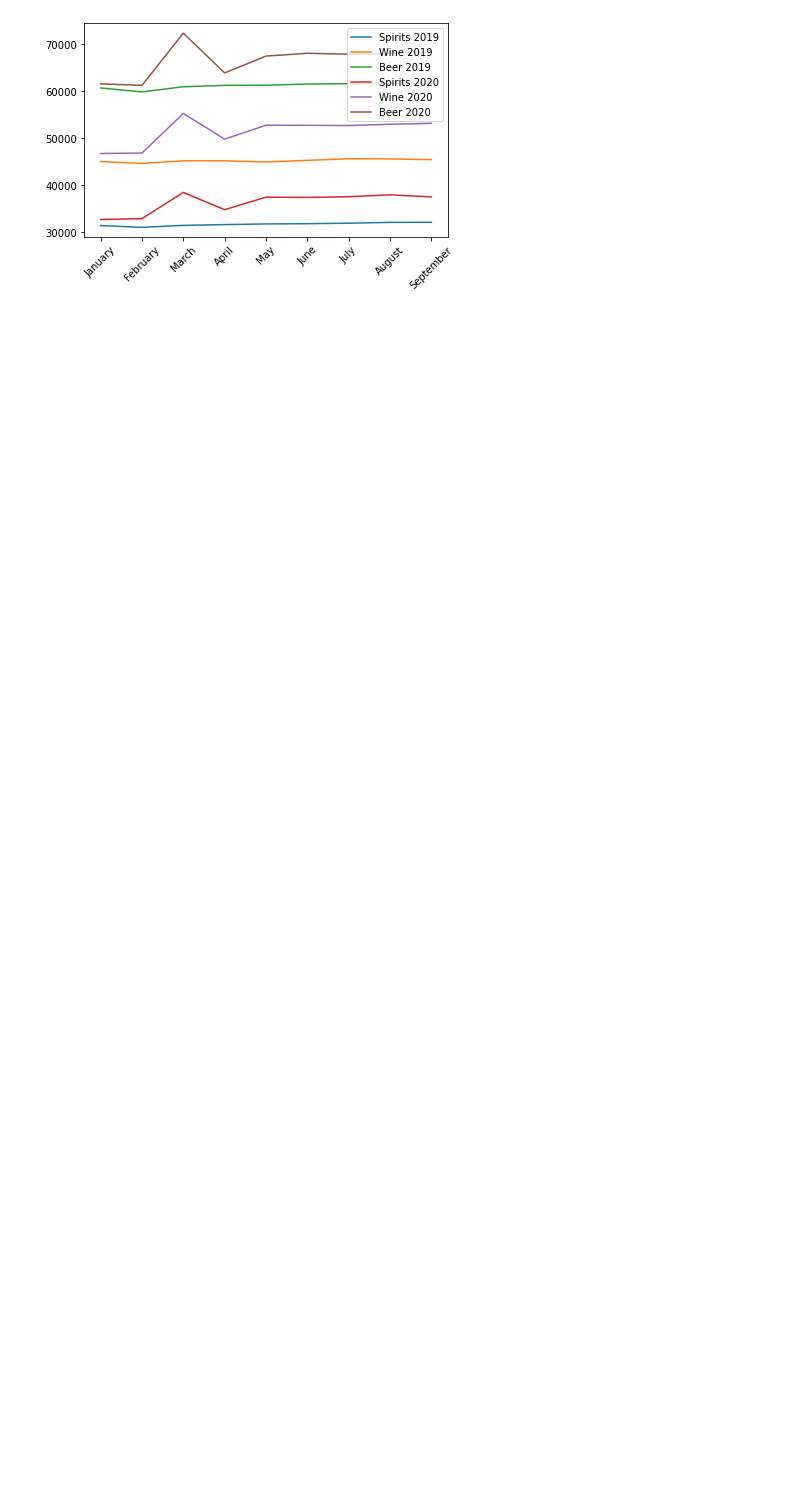
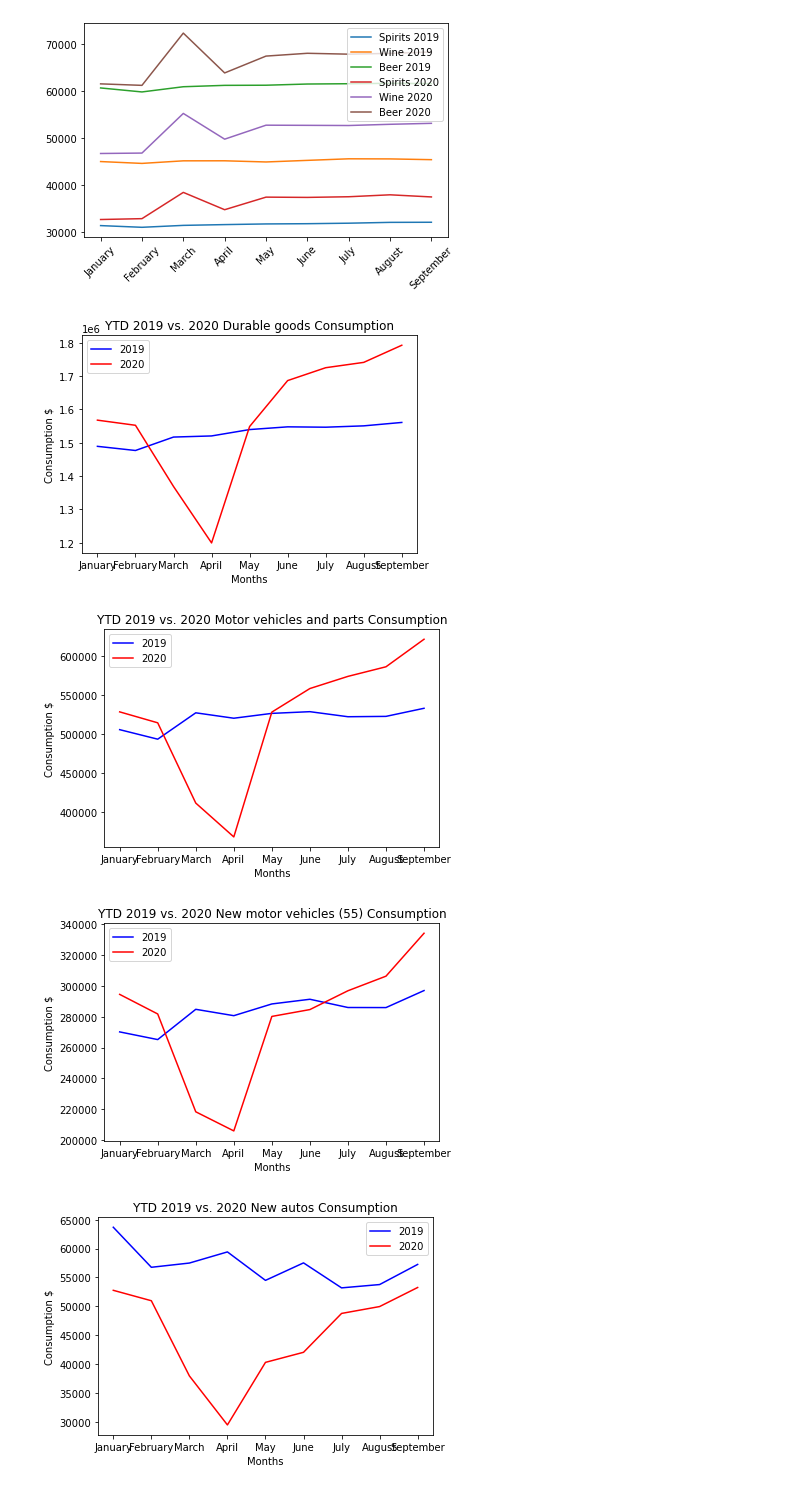
Before and after one commit to staceywai/bootcamp-project, a Jupyter notebook: Siara-Analysis.ipynb, the cells around one changed output. Saved outputs shown, nothing was run; the diff lists cells and outputs as text; code cells hidden in the pictures; blank space fills up the shorter version.

```diff
--- a/Siara-Analysis.ipynb
+++ b/Siara-Analysis.ipynb
@@ -25,7 +28,15 @@ nondurable.head()
 # %%
+# Separate durable goods into years
 data19 = nondurable.loc[:, ['Consumption Category ', '2019M01', '2019M02', '2019M03', '2019M04', '2019M05', '2019M06', '2019M07', '2019M08', '2019M09']]
-data19.dtypes
+#data19.dtypes
 
 data20 = nondurable.loc[:, ['Consumption Category ', '2020M01', '2020M02', '2020M03', '2020M04', '2020M05', '2020M06', '2020M07', '2020M08', '2020M09']]
-data20.dtypes
+#data20.dtypes
+
+# Separate non-durable goods into years
+dur_data19 = durable.loc[:, ['Category', '2019M01', '2019M02', '2019M03', '2019M04', '2019M05', '2019M06', '2019M07', '2019M08', '2019M09']]
+dur_data19.dtypes
+
+dur_data20 = durable.loc[:, ['Category', '2020M01', '2020M02', '2020M03', '2020M04', '2020M05', '2020M06', '2020M07', '2020M08', '2020M09']]
+dur_data20.dtypes
 # %% [output]
@@ -77,0 +77,30 @@ data20 = data20.set_index('Consumption Category ')
+# %%
+# Compare recreational goods
+# dur_data19 = dur_data19.set_index('Category')
+# dur_data20 = dur_data20.set_index('Category')
+
+#list(dur_data19.index)
+cat19 = dur_data19.index[0]
+cat20 = dur_data20.index[0]
+
+ytd19 = dur_data19.loc[cat19, :]
+ytd20 = dur_data20.loc[cat20, :]
+
+#dur_data19.columns
+
+for index in dur_data19.index:
+    ytd19 = dur_data19.loc[index, :]
+    ytd20 = dur_data20.loc[index, :]
+
+    plt.plot(x_values, ytd19, color='blue', label='2019')
+    plt.plot(x_values, ytd20, color='red', label='2020')
+    plt.legend(['2019','2020'], loc='best')
+    plt.title(f'YTD 2019 vs. 2020 {index} Consumption')
+    plt.xlabel('Months')
+    plt.ylabel('Consumption $')
+    plt.show()
+# %% [output]
+[figure, added]
+[figure, added]
+[figure, added]
+[figure, added]
```
Also changed, not shown: parts of 4 cells of this notebook, 1 other file.
